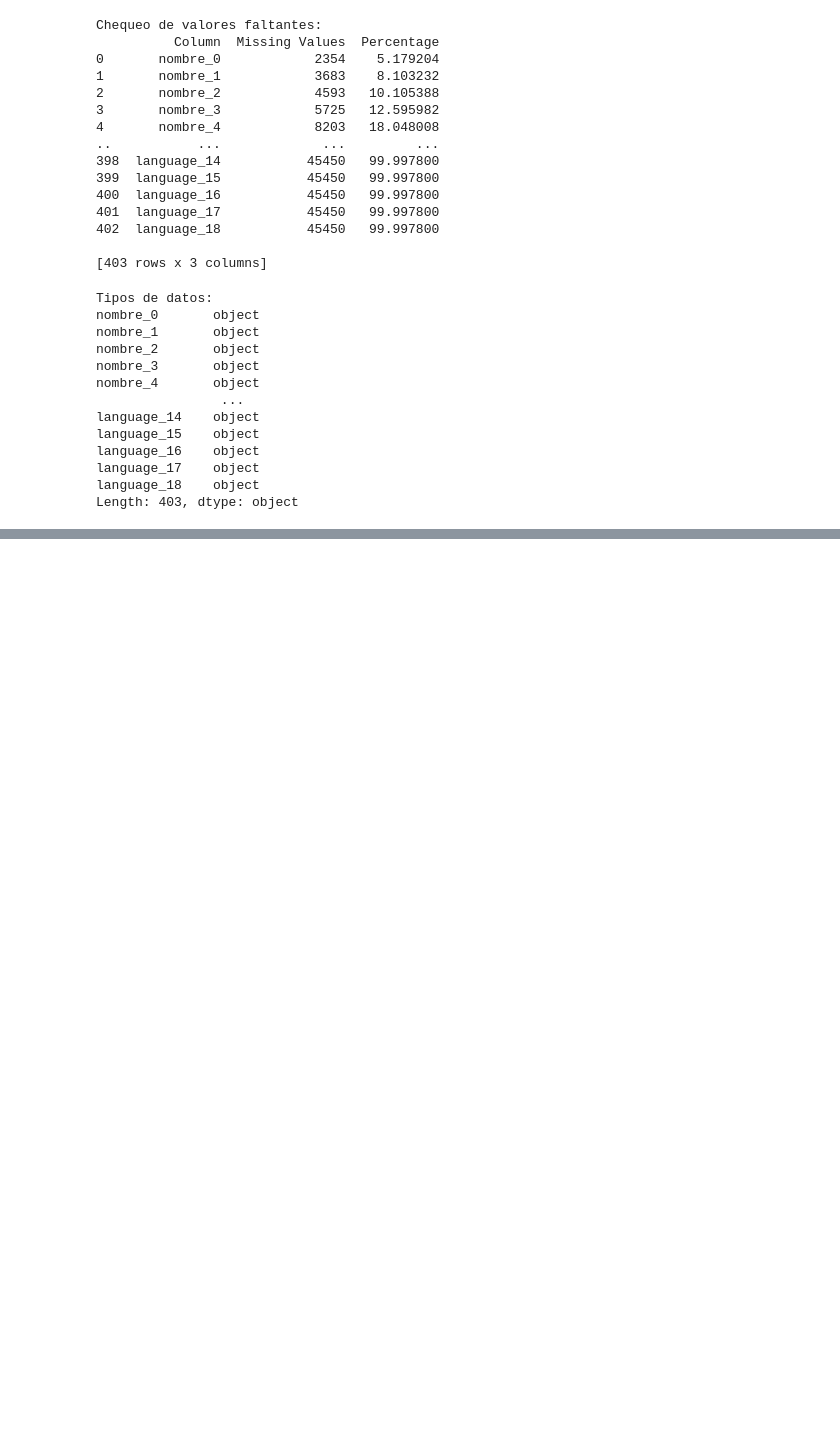
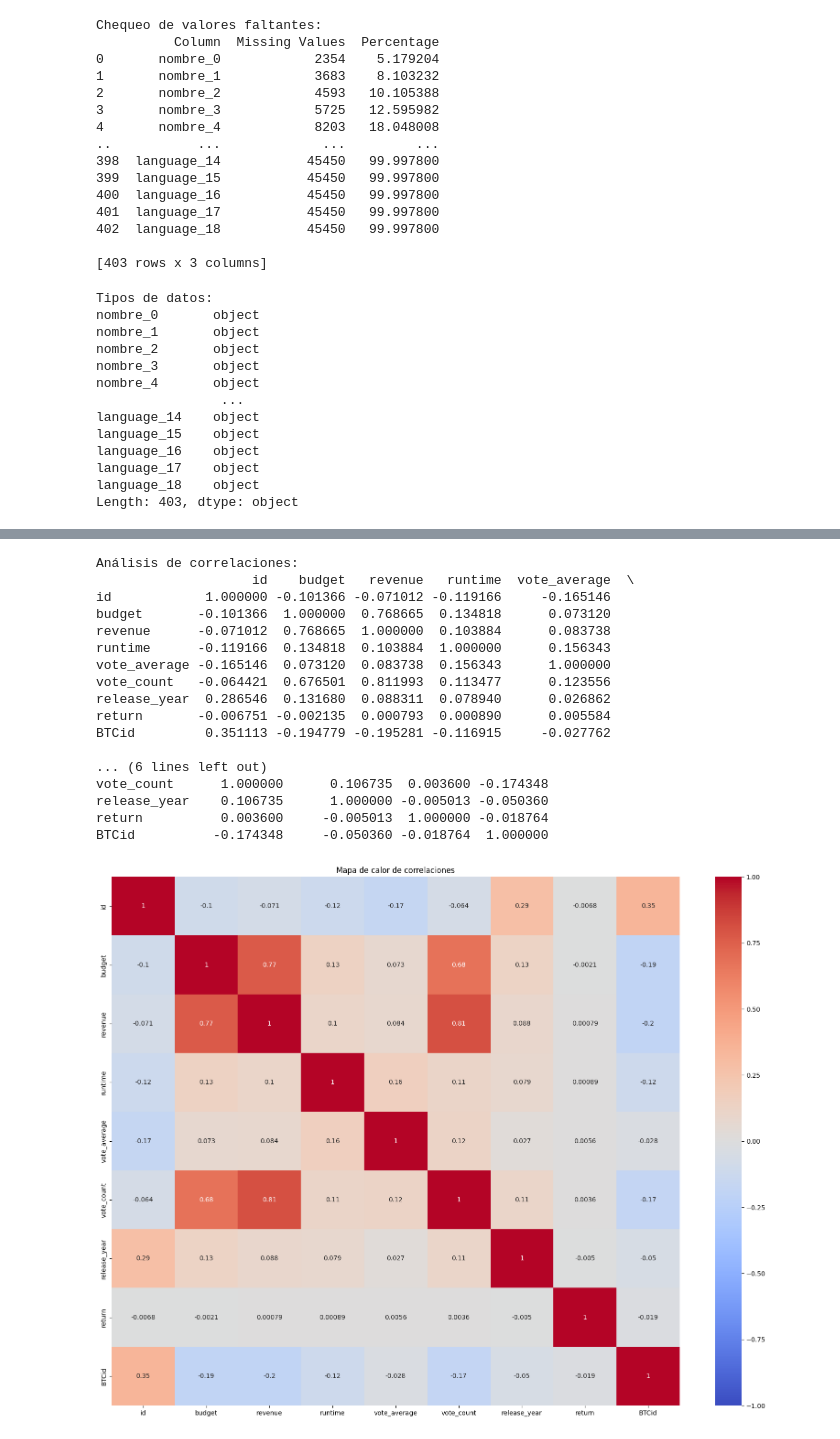
Before and after one commit to federicopiparo/Proyecto-Individual-Piparo-Federico, a Jupyter notebook: Transformaciones/EDA.ipynb, the cells around one changed output, grey strips where cells are left out. Drawn from its saved outputs; the diff is of its cells as text; code cells hidden in the pictures; blank space fills up the shorter version.

```diff
--- a/Transformaciones/EDA.ipynb
+++ b/Transformaciones/EDA.ipynb
@@ -101,0 +130,33 @@ Length: 403, dtype: object
+# %%
+# Filtrar solo las columnas numéricas
+df_limpio = df.select_dtypes(include=[np.number])
+
+# Análisis de correlaciones
+print("\nAnálisis de correlaciones:")
+corr_matrix = df_limpio.corr()
+print(corr_matrix)
+
+# Visualización del mapa de calor de las correlaciones
+plt.figure(figsize=(20, 15))
+sns.heatmap(corr_matrix, annot=True, cmap='coolwarm', vmin=-1, vmax=1)
+plt.title('Mapa de calor de correlaciones')
+plt.show()
+# %% [output]
+Análisis de correlaciones:
+                    id    budget   revenue   runtime  vote_average  \
+id            1.000000 -0.101366 -0.071012 -0.119166     -0.165146
+budget       -0.101366  1.000000  0.768665  0.134818      0.073120
+revenue      -0.071012  0.768665  1.000000  0.103884      0.083738
+runtime      -0.119166  0.134818  0.103884  1.000000      0.156343
+vote_average -0.165146  0.073120  0.083738  0.156343      1.000000
+vote_count   -0.064421  0.676501  0.811993  0.113477      0.123556
+release_year  0.286546  0.131680  0.088311  0.078940      0.026862
+return       -0.006751 -0.002135  0.000793  0.000890      0.005584
+BTCid         0.351113 -0.194779 -0.195281 -0.116915     -0.027762
+
+... (6 lines left out)
+vote_count      1.000000      0.106735  0.003600 -0.174348
+release_year    0.106735      1.000000 -0.005013 -0.050360
+return          0.003600     -0.005013  1.000000 -0.018764
+BTCid          -0.174348     -0.050360 -0.018764  1.000000
+[figure, added]
```
Also changed, not shown: parts of 2 cells of this notebook.
